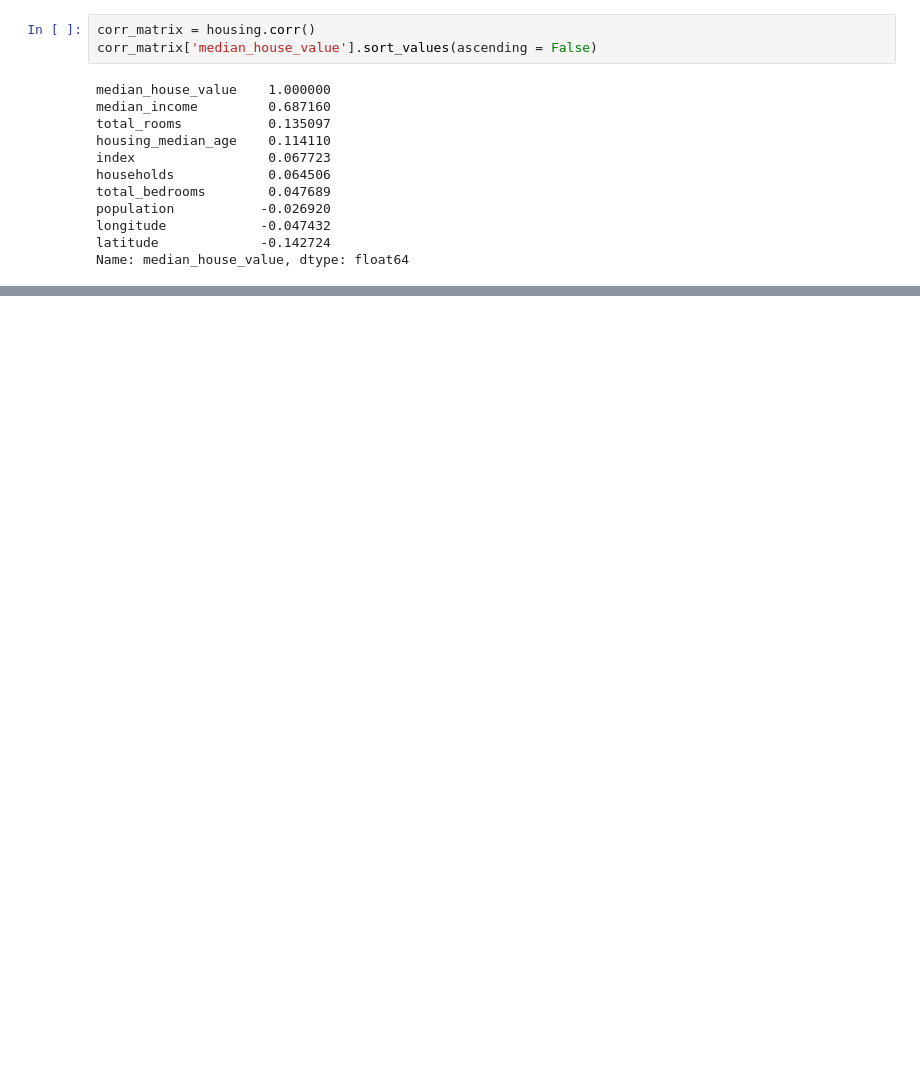
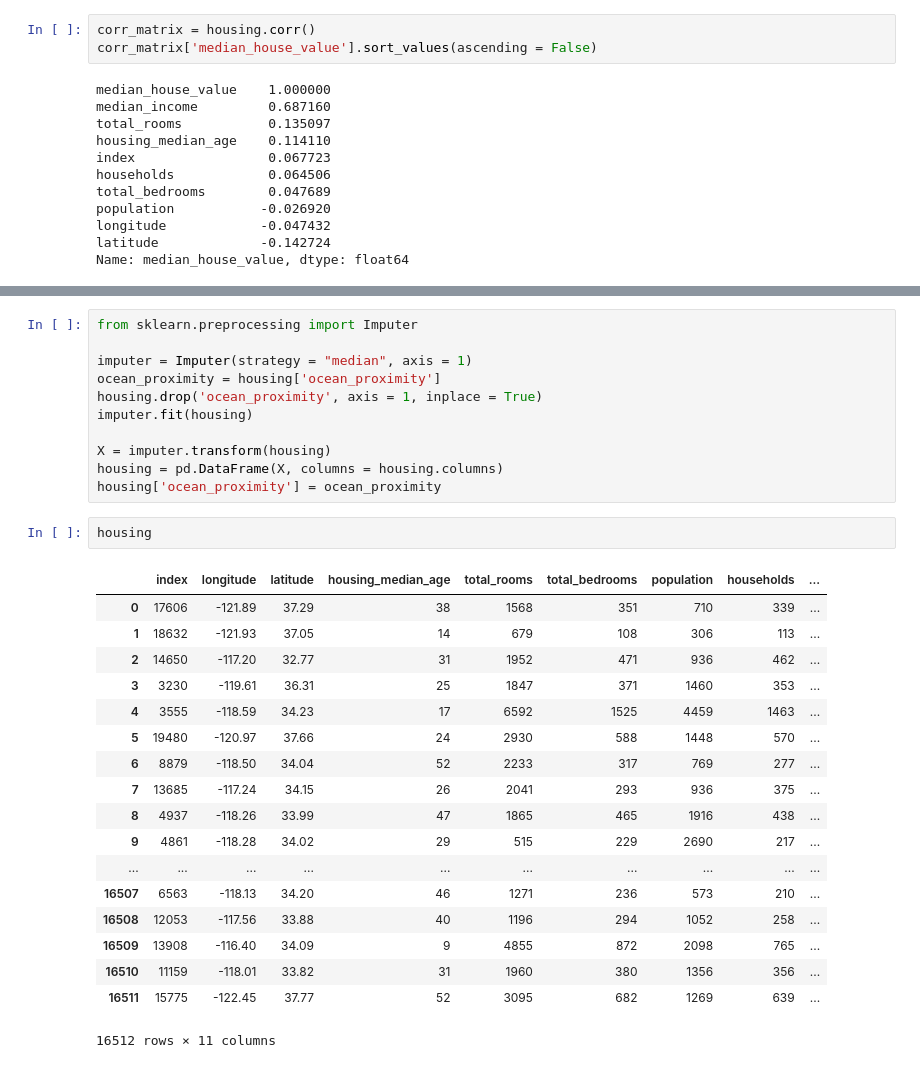
Before and after one commit to meenakshibarjatia/learningmachines, a Jupyter notebook: houseprices.ipynb, the cells around one changed output, grey strips where cells are left out. Cells and saved outputs as stored; diff of their text form; blank space fills up the shorter version.

Commit message:
cleaning data

```diff
--- a/houseprices.ipynb
+++ b/houseprices.ipynb
@@ -138,0 +147,32 @@ Name: median_house_value, dtype: float64
+# %%
+from sklearn.preprocessing import Imputer
+
+imputer = Imputer(strategy = "median", axis = 1)
+ocean_proximity = housing['ocean_proximity']
+housing.drop('ocean_proximity', axis = 1, inplace = True)
+imputer.fit(housing)
+
+X = imputer.transform(housing)
+housing = pd.DataFrame(X, columns = housing.columns)
+housing['ocean_proximity'] = ocean_proximity
+# %%
+housing
+# %% [output]
+|  | index | longitude | latitude | housing_median_age | total_rooms | total_bedrooms | population | households | ... |
+| 0 | 17606 | -121.89 | 37.29 | 38 | 1568 | 351 | 710 | 339 | ... |
+| 1 | 18632 | -121.93 | 37.05 | 14 | 679 | 108 | 306 | 113 | ... |
+| 2 | 14650 | -117.20 | 32.77 | 31 | 1952 | 471 | 936 | 462 | ... |
+| 3 | 3230 | -119.61 | 36.31 | 25 | 1847 | 371 | 1460 | 353 | ... |
+| 4 | 3555 | -118.59 | 34.23 | 17 | 6592 | 1525 | 4459 | 1463 | ... |
+| 5 | 19480 | -120.97 | 37.66 | 24 | 2930 | 588 | 1448 | 570 | ... |
+| 6 | 8879 | -118.50 | 34.04 | 52 | 2233 | 317 | 769 | 277 | ... |
+| 7 | 13685 | -117.24 | 34.15 | 26 | 2041 | 293 | 936 | 375 | ... |
+| 8 | 4937 | -118.26 | 33.99 | 47 | 1865 | 465 | 1916 | 438 | ... |
+| 9 | 4861 | -118.28 | 34.02 | 29 | 515 | 229 | 2690 | 217 | ... |
+| ... | ... | ... | ... | ... | ... | ... | ... | ... | ... |
+| 16507 | 6563 | -118.13 | 34.20 | 46 | 1271 | 236 | 573 | 210 | ... |
+| 16508 | 12053 | -117.56 | 33.88 | 40 | 1196 | 294 | 1052 | 258 | ... |
+| 16509 | 13908 | -116.40 | 34.09 | 9 | 4855 | 872 | 2098 | 765 | ... |
+| 16510 | 11159 | -118.01 | 33.82 | 31 | 1960 | 380 | 1356 | 356 | ... |
+| 16511 | 15775 | -122.45 | 37.77 | 52 | 3095 | 682 | 1269 | 639 | ... |
+16512 rows × 11 columns
```
Also changed, not shown: parts of 7 cells of this notebook.
